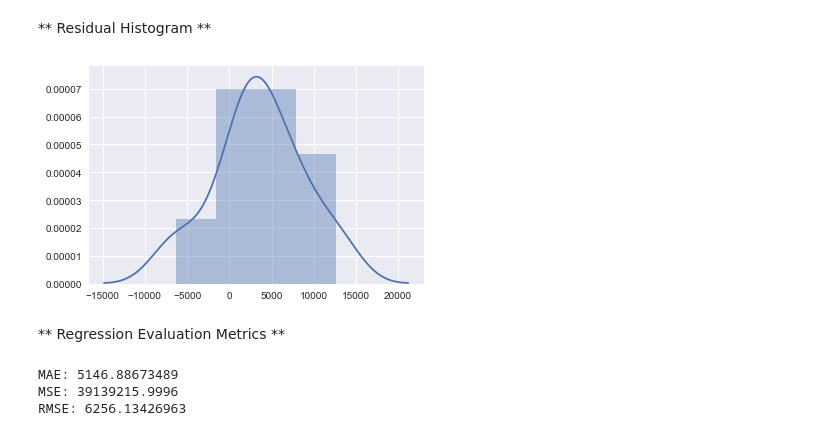
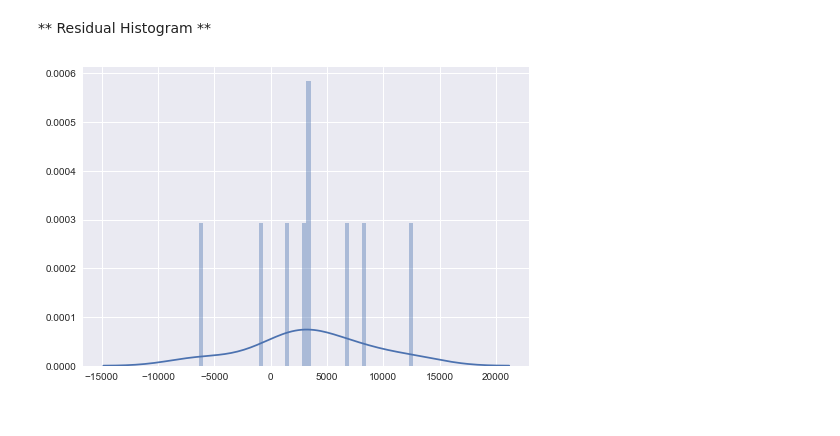
Before and after one commit to ShashiChilukuri/Machin-Learning-Projects, a Jupyter notebook: 2. Linear Regression Projects/Linear Regression - Experience vs Salary.ipynb, the cells around one changed output. Drawn from its saved outputs; the diff is of its cells as text; code cells hidden in the pictures.

```diff
--- a/2. Linear Regression Projects/Linear Regression - Experience vs Salary.ipynb
+++ b/2. Linear Regression Projects/Linear Regression - Experience vs Salary.ipynb
@@ -213,17 +212,7 @@ plt.show()
 # %% [markdown]
 ** Residual Histogram **
-# %%
-sns.distplot((y_test-y_pred));
-# %% [output]
-[figure, removed]
-# %% [markdown]
-** Regression Evaluation Metrics **
-# %%
-from sklearn import metrics
-print('MAE:', metrics.mean_absolute_error(y_test, y_pred))
-print('MSE:', metrics.mean_squared_error(y_test, y_pred))
-print('RMSE:', np.sqrt(metrics.mean_squared_error(y_test, y_pred)))
-# %% [output]
-MAE: 5146.88673489
-MSE: 39139215.9996
-RMSE: 6256.13426963
+# %%
+import seaborn as sns
+sns.distplot((y_test-y_pred),bins=50);
+# %% [output]
+[figure, added]
```
Also changed, not shown: parts of 6 cells of this notebook, 4 other files.
